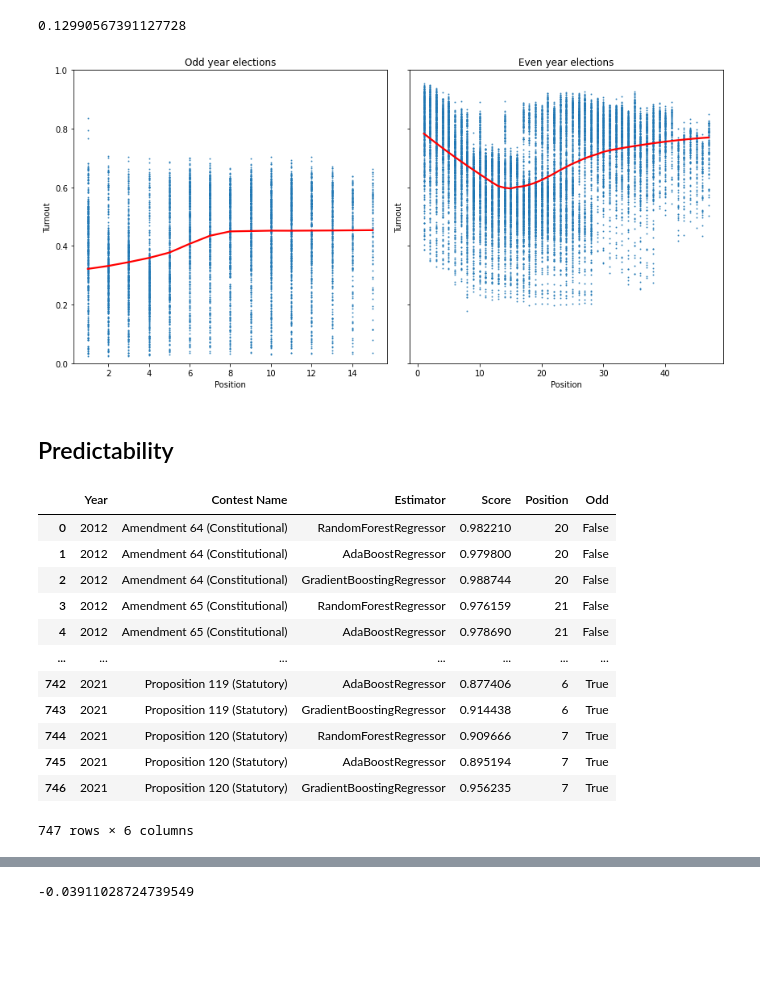
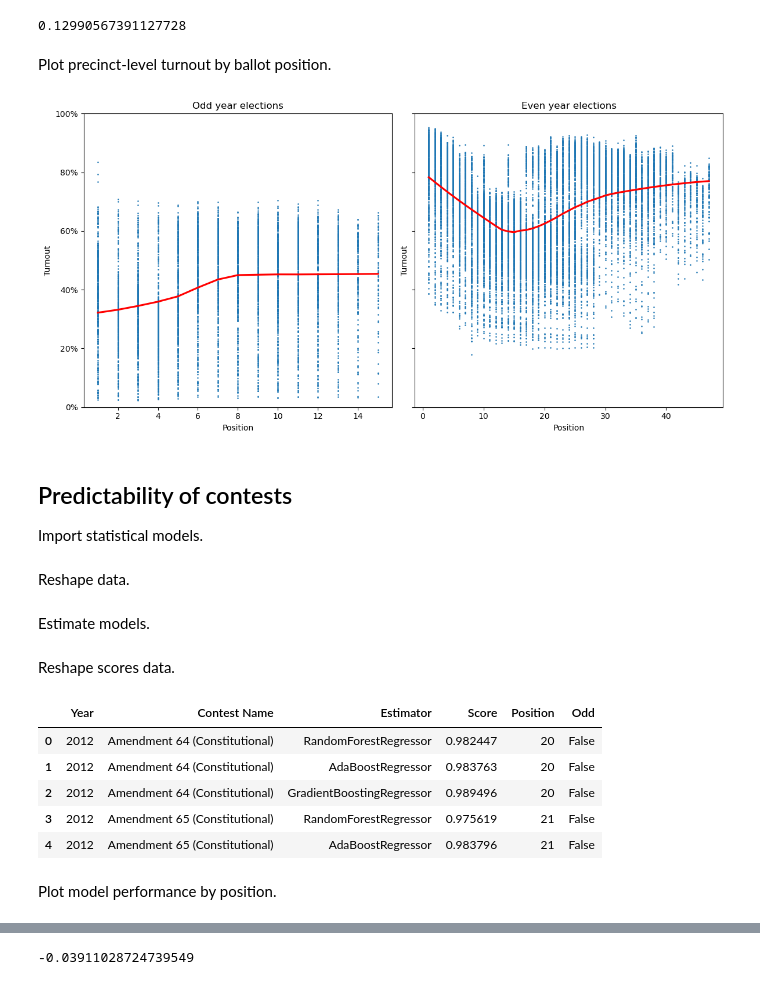
Before and after one commit to brianckeegan/boulderpolitics, a Jupyter notebook: Part 03 - Ballot position/Ballot_position.ipynb, the cells around one changed output, grey strips where cells are left out. Drawn from its saved outputs; the diff is of its cells as text; code cells hidden in the pictures; blank space fills up the shorter version.

```diff
--- a/Part 03 - Ballot position/Ballot_position.ipynb
+++ b/Part 03 - Ballot position/Ballot_position.ipynb
@@ -249,38 +237,44 @@ cob_precinct_turnout.loc[cob_precinct_turnout['Odd'],['Position','Turnout']].cor
 cob_precinct_turnout.loc[~cob_precinct_turnout['Odd'],['Position','Turnout']].corr().iloc[0,1]
 # %% [output]
 0.12990567391127728
+# %% [markdown]
+Plot precinct-level turnout by ballot position.
 # %%
 f,axs = plt.subplots(1,2,figsize=(12,6),subplot_kw={'ylim':(0,1)},sharey=True)
 
 sb.regplot(
     data = cob_precinct_turnout[cob_precinct_turnout['Odd']],
     x = 'Position',
     y = 'Turnout',
     ax = axs[0],
     scatter_kws = {'s':1},
     line_kws = {'color':'red'},
     lowess = True
 )
 
 sb.regplot(
     data = cob_precinct_turnout[~cob_precinct_turnout['Odd']],
     x = 'Position',
     y = 'Turnout',
     ax = axs[1],
     scatter_kws = {'s':1},
     line_kws = {'color':'red'},
     lowess = True
 )
 
 axs[0].set_title('Odd year elections')
 axs[1].set_title('Even year elections')
 
+axs[0].yaxis.set_major_formatter(mtick.PercentFormatter(1))
+
 f.tight_layout()
 f.savefig('turnout_by_position_odd_even.png',facecolor='white')
 # %% [output]
-[figure, old version]
+[figure, new version]
 # %% [markdown]
-## Predictability
+## Predictability of contests
+
+Import statistical models.
 # %%
 from sklearn.ensemble import RandomForestRegressor, AdaBoostRegressor, GradientBoostingRegressor
 from sklearn.linear_model import LinearRegression
@@ -289,6 +283,8 @@ from sklearn.svm import LinearSVR
 from sklearn.metrics import get_scorer_names
 
 from sklearn.model_selection import cross_val_score
+# %% [markdown]
+Reshape data.
 # %%
 precinct_contest_winner_d = {}
 
@@ -304,6 +300,8 @@ for year in range(2012,2022):
 
     _df = _pivot / _pivot.sum(axis=1,level=0)
     precinct_contest_winner_d[year] = _df.loc[:,_ix].fillna(0)
+# %% [markdown]
+Estimate models.
 # %%
 rf = RandomForestRegressor(n_jobs=-1)
 ab = AdaBoostRegressor()
@@ -331,29 +333,35 @@ for year,_df in precinct_contest_winner_d.items():
                 y = _df.loc[:,col],
                 scoring = 'r2',
                 cv=5).mean()
+# %% [markdown]
+Reshape scores data.
 # %%
+# Load data from dictionary
 scores_df = pd.DataFrame.from_dict(scores_d,orient='index').stack([0,1]).apply(pd.Series)
 scores_df.index = scores_df.index.droplevel(2)
+
+# Ignore overfitted linear regression
 scores_df.drop(columns=['LinearRegression'],inplace=True)
+
+# Reshape and cleanup
 scores_df = pd.DataFrame(scores_df.stack())
 scores_df['Position'] = cob_sov_pos_df.groupby(['Year','Contest Name']).agg({'Position':'max'})
 scores_df.reset_index(inplace=True)
 scores_df.columns = ['Year','Contest Name','Estimator','Score','Position']
+
+# Differentiate odd/even elections
 scores_df['Odd'] = (scores_df['Year'] % 2).apply(bool)
-scores_df
+
+# Inspect
+scores_df.head()
 # %% [output]
 |  | Year | Contest Name | Estimator | Score | Position | Odd |
-| 0 | 2012 | Amendment 64 (Constitutional) | RandomForestRegressor | 0.982210 | 20 | False |
-| 1 | 2012 | Amendment 64 (Constitutional) | AdaBoostRegressor | 0.979800 | 20 | False |
-| 2 | 2012 | Amendment 64 (Constitutional) | GradientBoostingRegressor | 0.988744 | 20 | False |
-| 3 | 2012 | Amendment 65 (Constitutional) | RandomForestRegressor | 0.976159 | 21 | False |
-| 4 | 2012 | Amendment 65 (Constitutional) | AdaBoostRegressor | 0.978690 | 21 | False |
-| ... | ... | ... | ... | ... | ... | ... |
-| 742 | 2021 | Proposition 119 (Statutory) | AdaBoostRegressor | 0.877406 | 6 | True |
-| 743 | 2021 | Proposition 119 (Statutory) | GradientBoostingRegressor | 0.914438 | 6 | True |
-| 744 | 2021 | Proposition 120 (Statutory) | RandomForestRegressor | 0.909666 | 7 | True |
-| 745 | 2021 | Proposition 120 (Statutory) | AdaBoostRegressor | 0.895194 | 7 | True |
-| 746 | 2021 | Proposition 120 (Statutory) | GradientBoostingRegressor | 0.956235 | 7 | True |
+| 0 | 2012 | Amendment 64 (Constitutional) | RandomForestRegressor | 0.982447 | 20 | False |
+| 1 | 2012 | Amendment 64 (Constitutional) | AdaBoostRegressor | 0.983763 | 20 | False |
+| 2 | 2012 | Amendment 64 (Constitutional) | GradientBoostingRegressor | 0.989496 | 20 | False |
+| 3 | 2012 | Amendment 65 (Constitutional) | RandomForestRegressor | 0.975619 | 21 | False |
+| 4 | 2012 | Amendment 65 (Constitutional) | AdaBoostRegressor | 0.983796 | 21 | False |
-747 rows × 6 columns
+# %% [markdown]
+Plot model performance by position.
 # %%
 f,ax = plt.subplots(figsize=(12,6))
```
Also changed, not shown: parts of 38 cells of this notebook, 4 other files.
